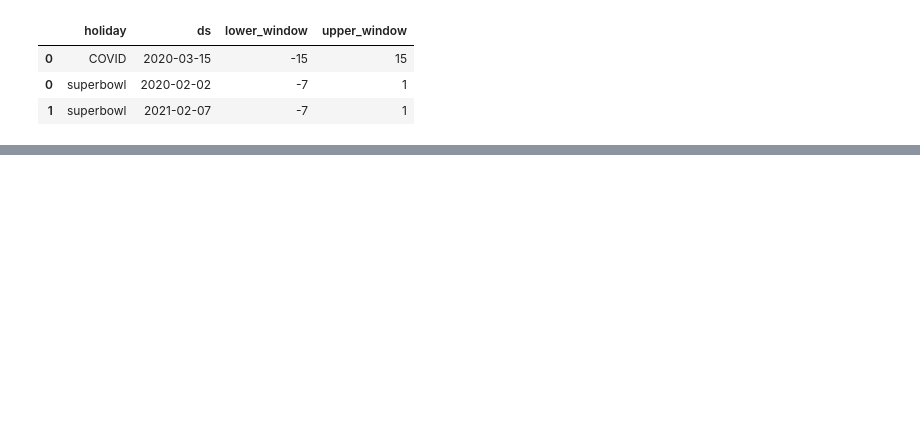
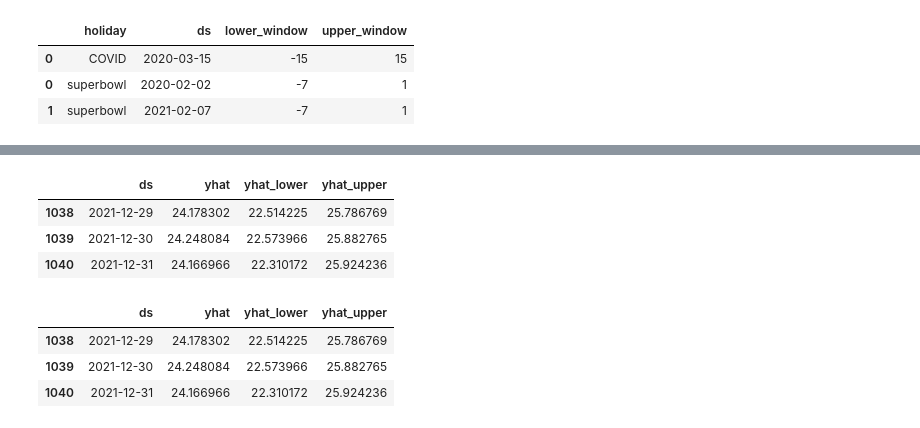
Before and after one commit to Wolvpak/ProjetFinance, a Jupyter notebook: Multivariate Time Series Forecast.ipynb, the cells around one changed output, grey strips where cells are left out. Saved outputs shown, nothing was run; the diff lists cells and outputs as text; code cells hidden in the pictures; blank space fills up the shorter version.

```diff
--- a/Multivariate Time Series Forecast.ipynb
+++ b/Multivariate Time Series Forecast.ipynb
@@ -299 +299,16 @@ CAC 40    0.928047
 dtype: float64
+# %%
+forecast_holiday[['ds', 'yhat', 'yhat_lower', 'yhat_upper']].tail(3)
+# %% [output]
+|  | ds | yhat | yhat_lower | yhat_upper |
+| 1038 | 2021-12-29 | 24.178302 | 22.514225 | 25.786769 |
+| 1039 | 2021-12-30 | 24.248084 | 22.573966 | 25.882765 |
+| 1040 | 2021-12-31 | 24.166966 | 22.310172 | 25.924236 |
+# %%
+getNbOfDay = 3
+forecast_holiday[['ds', 'yhat', 'yhat_lower', 'yhat_upper']].tail(getNbOfDay)
+# %% [output]
+|  | ds | yhat | yhat_lower | yhat_upper |
+| 1038 | 2021-12-29 | 24.178302 | 22.514225 | 25.786769 |
+| 1039 | 2021-12-30 | 24.248084 | 22.573966 | 25.882765 |
+| 1040 | 2021-12-31 | 24.166966 | 22.310172 | 25.924236 |
```
Also changed, not shown: parts of 21 cells of this notebook, 1 other file.
